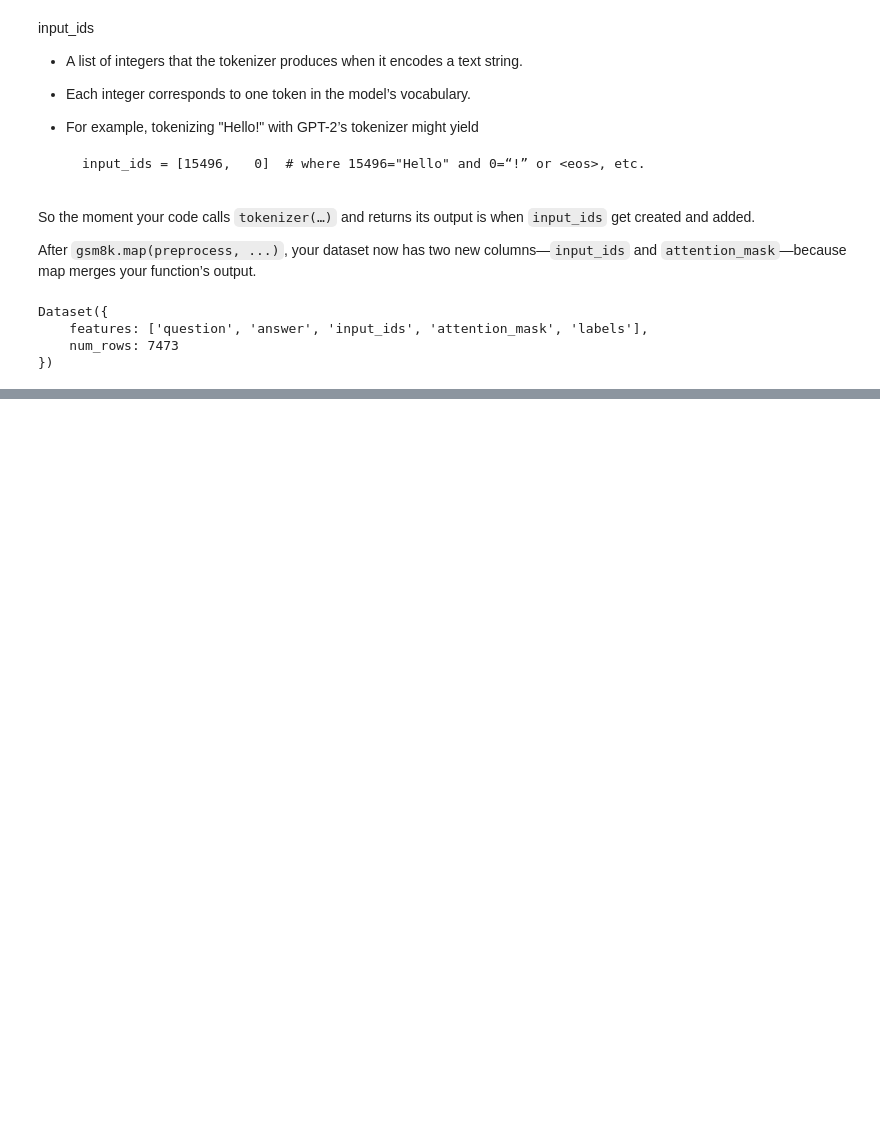
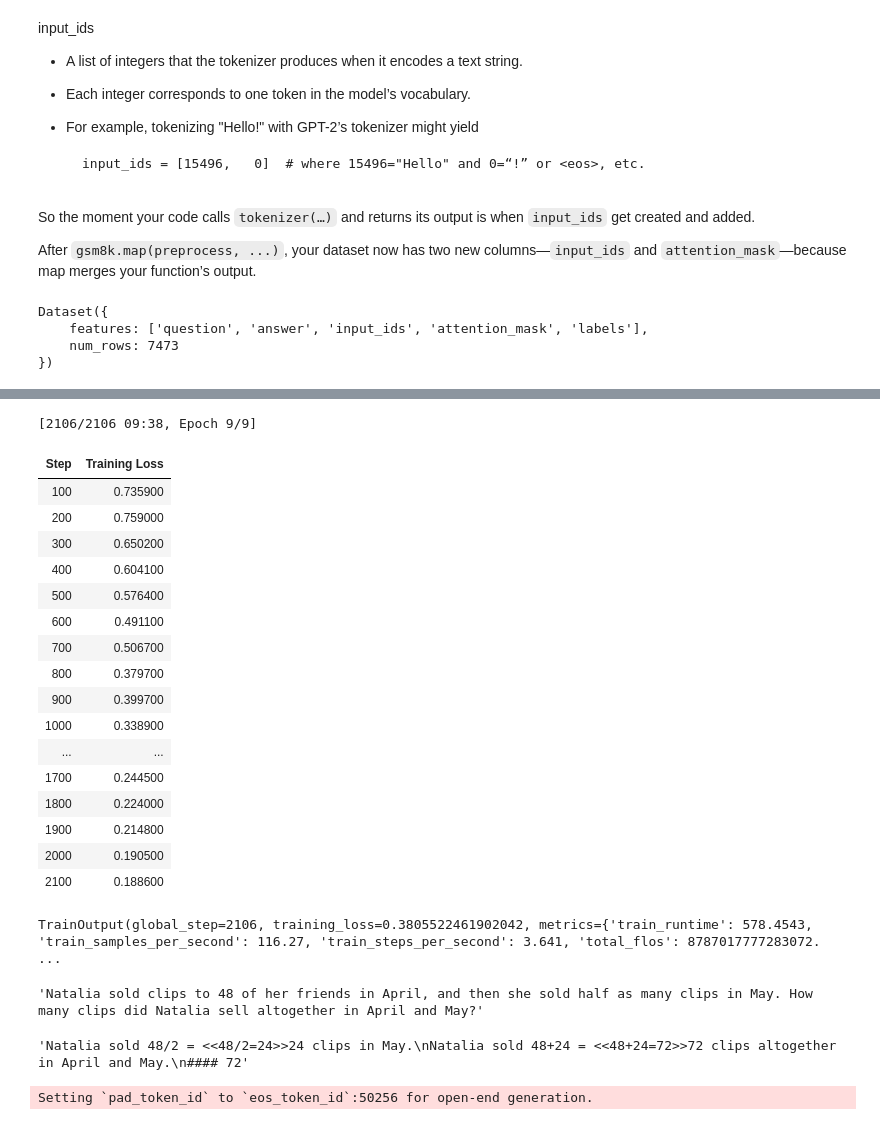
Before and after one commit to rickygrosvenor-pramanick/finetuning, a Jupyter notebook: supervised_finetuning_gpt.ipynb, the cells around one changed output, grey strips where cells are left out. Saved outputs shown, nothing was run; the diff lists cells and outputs as text; code cells hidden in the pictures; blank space fills up the shorter version.

```diff
--- a/supervised_finetuning_gpt.ipynb
+++ b/supervised_finetuning_gpt.ipynb
@@ -182,0 +216,7 @@ Dataset({
+# %%
+from transformers import  DataCollatorForLanguageModeling, Trainer, TrainingArguments
+data_collator = DataCollatorForLanguageModeling(
+    tokenizer=tokeniser,
+    # mlm=False means that
+    mlm=False
+)
@@ -182,0 +231,51 @@ Dataset({
+# %%
+# 5. Training arguments
+training_args = TrainingArguments(
+    output_dir="./distilgpt2-gsm8k",
+    per_device_train_batch_size=4,
+    gradient_accumulation_steps=8,   # effective batch size = 32
+    learning_rate=0.001,
+    num_train_epochs=9,
+    fp16=True,                       # if your GPU supports it
+    logging_steps=100,
+    save_strategy="epoch",
+    report_to="none"
+)
+
+# 6. Trainer & launch
+trainer = Trainer(
+    model=model,
+    args=training_args,
+    train_dataset=tokenised,
+    data_collator=data_collator,
+)
+
+trainer.train()
+# %% [output]
+[2106/2106 09:38, Epoch 9/9]
+| Step | Training Loss |
+| 100 | 0.735900 |
+| 200 | 0.759000 |
+| 300 | 0.650200 |
+| 400 | 0.604100 |
+| 500 | 0.576400 |
+| 600 | 0.491100 |
+| 700 | 0.506700 |
+| 800 | 0.379700 |
+| 900 | 0.399700 |
+| 1000 | 0.338900 |
+| ... | ... |
+| 1700 | 0.244500 |
+| 1800 | 0.224000 |
+| 1900 | 0.214800 |
+| 2000 | 0.190500 |
+| 2100 | 0.188600 |
+TrainOutput(global_step=2106, training_loss=0.3805522461902042, metrics={'train_runtime': 578.4543, 'train_samples_per_second': 116.27, 'train_steps_per_second': 3.641, 'total_flos': 8787017777283072. ...
+# %%
+gsm8k[0]['question']
+# %% [output]
+'Natalia sold clips to 48 of her friends in April, and then she sold half as many clips in May. How many clips did Natalia sell altogether in April and May?'
+# %%
+gsm8k[0]['answer']
+# %% [output]
+'Natalia sold 48/2 = <<48/2=24>>24 clips in May.\nNatalia sold 48+24 = <<48+24=72>>72 clips altogether in April and May.\n#### 72'
@@ -182,0 +286,4 @@ Dataset({
+# %%
+answer = model.generate(**model_input, max_new_tokens=100)
+# %% [output]
+Setting `pad_token_id` to `eos_token_id`:50256 for open-end generation.
```
Also changed, not shown: parts of 7 cells of this notebook.
